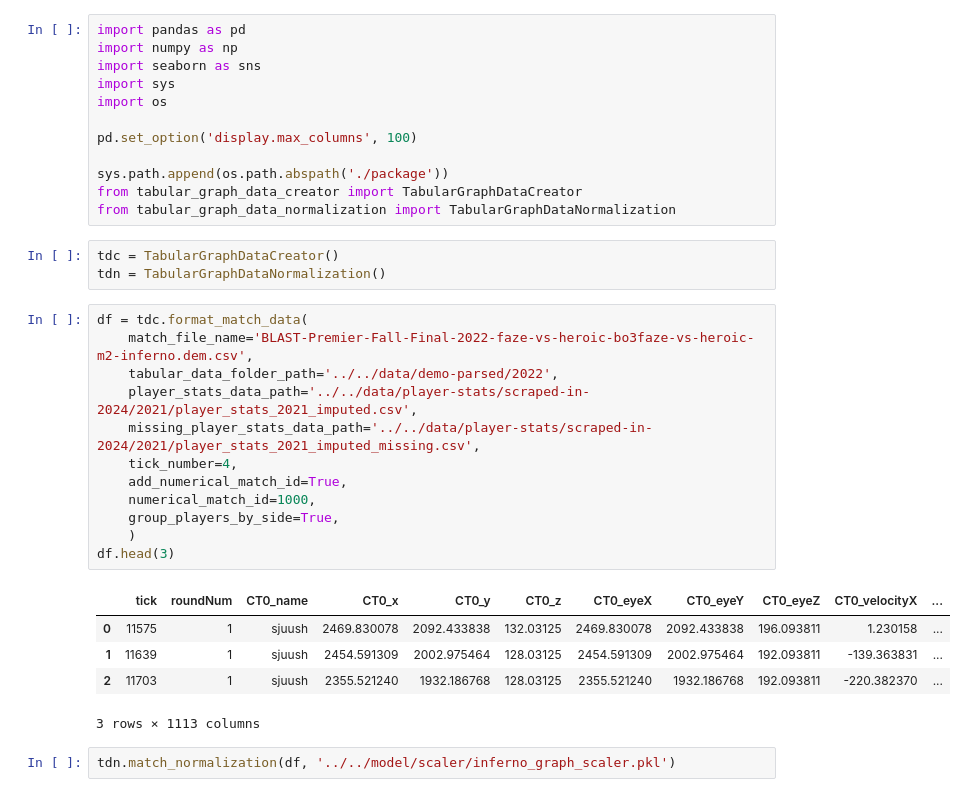
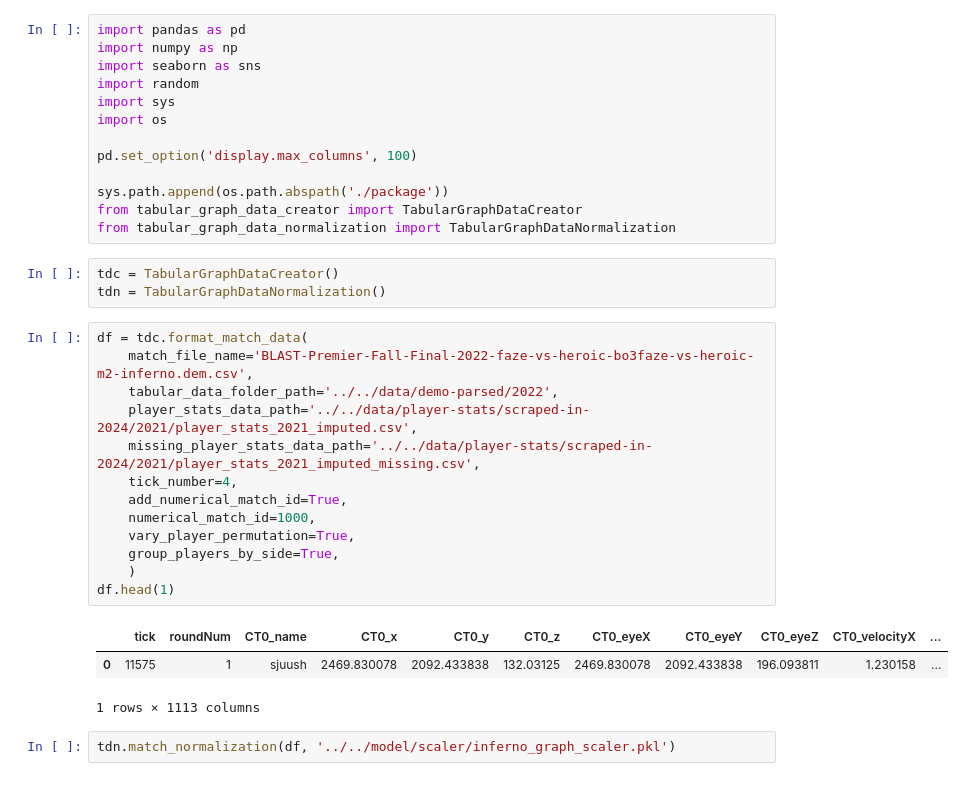
Before and after one commit to szmidapatrik/c2m1TPaeVlsln, a Jupyter notebook: proj/graph-dataset/graph_dataset_creator_class_test.ipynb, the cells around one changed output. Cells and saved outputs as stored; diff of their text form.

Commit message:
random permutation creator added

```diff
--- a/proj/graph-dataset/graph_dataset_creator_class_test.ipynb
+++ b/proj/graph-dataset/graph_dataset_creator_class_test.ipynb
@@ -2,6 +2,7 @@
 import pandas as pd
 import numpy as np
 import seaborn as sns
+import random
 import sys
 import os
 
@@ -16,21 +17,20 @@ tdn = TabularGraphDataNormalization()
 # %%
 df = tdc.format_match_data(
     match_file_name='BLAST-Premier-Fall-Final-2022-faze-vs-heroic-bo3faze-vs-heroic-m2-inferno.dem.csv',
     tabular_data_folder_path='../../data/demo-parsed/2022',
     player_stats_data_path='../../data/player-stats/scraped-in-2024/2021/player_stats_2021_imputed.csv',
     missing_player_stats_data_path='../../data/player-stats/scraped-in-2024/2021/player_stats_2021_imputed_missing.csv',
     tick_number=4,
     add_numerical_match_id=True,
     numerical_match_id=1000,
+    vary_player_permutation=True,
     group_players_by_side=True,
     )
-df.head(3)
+df.head(1)
 # %% [output]
 |  | tick | roundNum | CT0_name | CT0_x | CT0_y | CT0_z | CT0_eyeX | CT0_eyeY | CT0_eyeZ | CT0_velocityX | ... |
 | 0 | 11575 | 1 | sjuush | 2469.830078 | 2092.433838 | 132.03125 | 2469.830078 | 2092.433838 | 196.093811 | 1.230158 | ... |
-| 1 | 11639 | 1 | sjuush | 2454.591309 | 2002.975464 | 128.03125 | 2454.591309 | 2002.975464 | 192.093811 | -139.363831 | ... |
-| 2 | 11703 | 1 | sjuush | 2355.521240 | 1932.186768 | 128.03125 | 2355.521240 | 1932.186768 | 192.093811 | -220.382370 | ... |
-3 rows × 1113 columns
+1 rows × 1113 columns
 # %%
 tdn.match_normalization(df, '../../model/scaler/inferno_graph_scaler.pkl')
 # %% [output]
```
Also changed, not shown: 1 other file.
